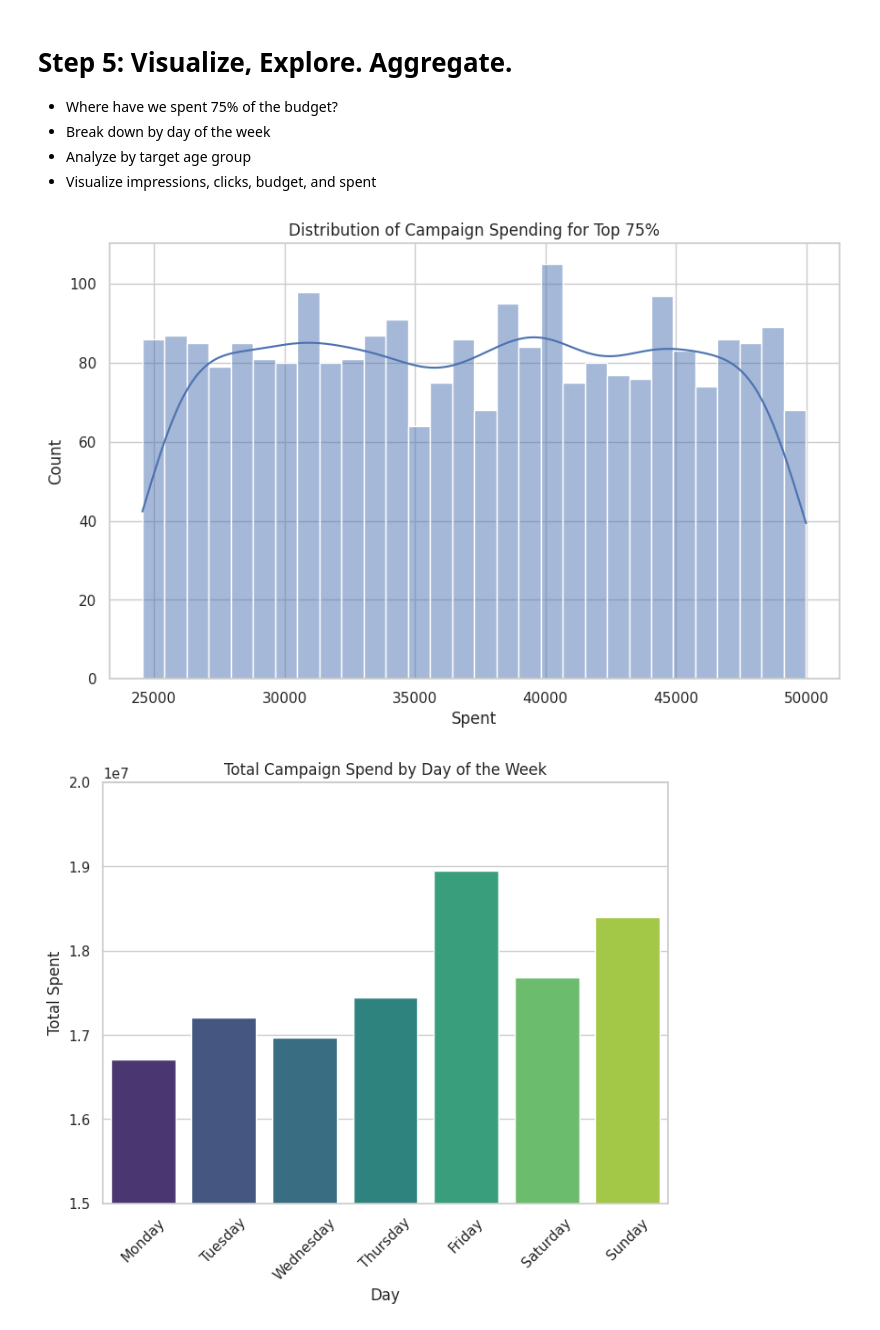
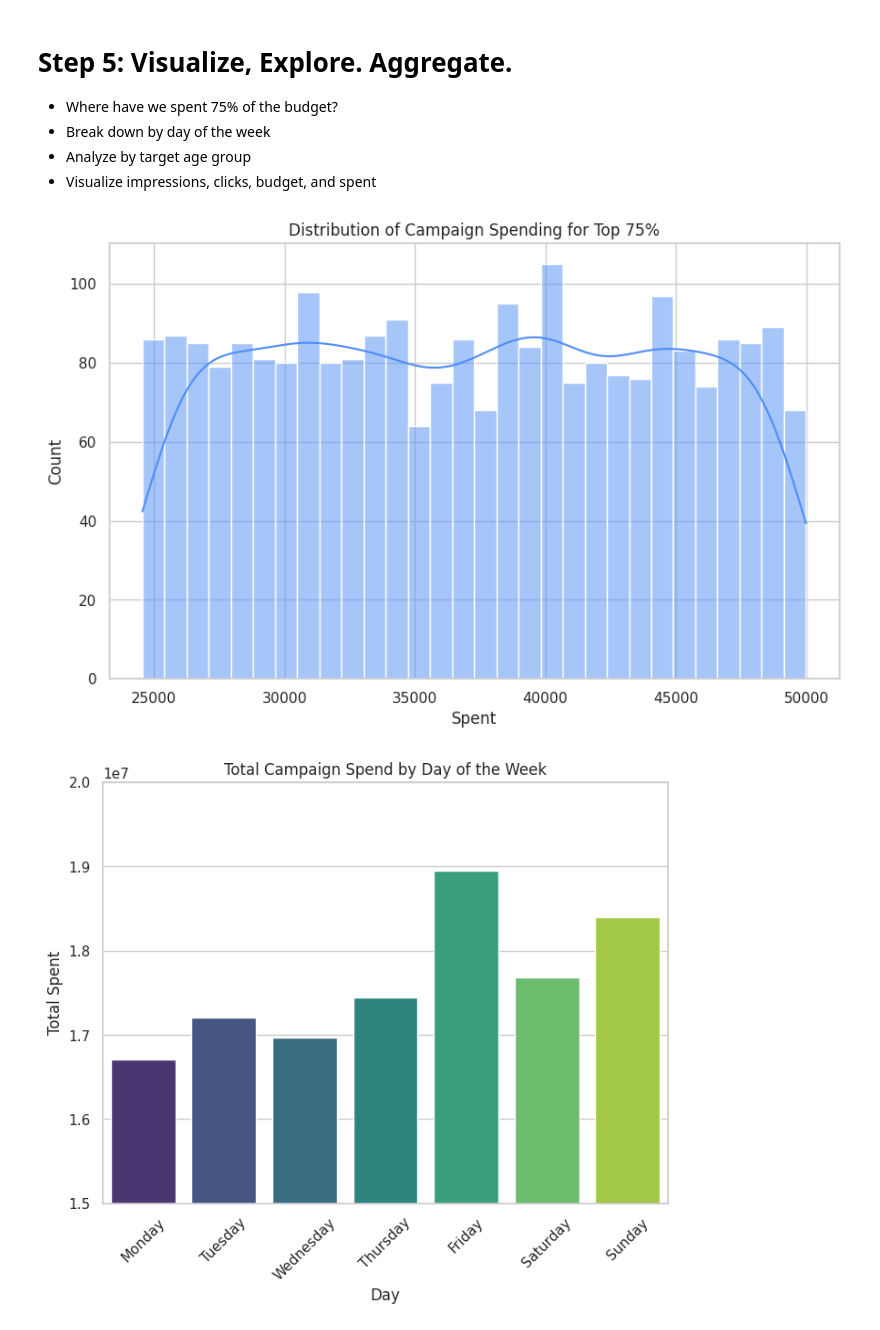
Before and after one commit to Kennycen/Ad-Campaign-Project, a Jupyter notebook: Final Project.ipynb, the cells around one changed output. Drawn from its saved outputs; the diff is of its cells as text; code cells hidden in the pictures.

```diff
--- a/Final Project.ipynb
+++ b/Final Project.ipynb
@@ -225,24 +231,29 @@ sns.set(style='whitegrid')
 # %%
 # Sort campaigns by spent, descending
 df_sorted = df.sort_values("cmp_spent", ascending=False)
 
-# Cumulative sum and % spent
+# Cumulate the cumulative sum of campaign spending
 df_sorted["cumulative_spent"] = df_sorted["cmp_spent"].cumsum()
+
+# Calculate the total amount spent across all campaigns
 total_spent = df["cmp_spent"].sum()
+
+# Compute the cumulative percentage of total spend for each campaign
 df_sorted["cumulative_spent_pct"] = df_sorted["cumulative_spent"] / total_spent
 
-# Mark top 75%
+# Filter the top 75% of campaigns based on cumulative spend
+# These are the campaigns contributing to 75% of total spending
 top_75 = df_sorted[df_sorted["cumulative_spent_pct"] <= 0.75]
 
-# Plot
-plt.figure(figsize=(10, 6))
-sns.histplot(top_75["cmp_spent"], bins=30, kde=True)
-plt.title("Distribution of Campaign Spending for Top 75%")
+# Plot the distribution of spending among top 75% campaigns
+plt.figure(figsize=(10, 6)) # Set the size of the plot
+sns.histplot(top_75["cmp_spent"], bins=30, kde=True, color="#4F8EF7")
+plt.title("Distribution of Campaign Spending for Top 75%") # Title
 plt.xlabel("Spent")
 plt.ylabel("Count")
 plt.show()
 # %% [output]
-[figure, old version]
+[figure, new version]
 # %%
 plt.figure(figsize=(8, 6))
 sns.barplot(data=df, x="start_day", y="cmp_spent", estimator=sum, errorbar=None, hue="start_day", palette="viridis", dodge=False, legend=False) # ci is deprecated instead used 'errorbar'
```
Also changed, not shown: parts of 6 cells of this notebook.
